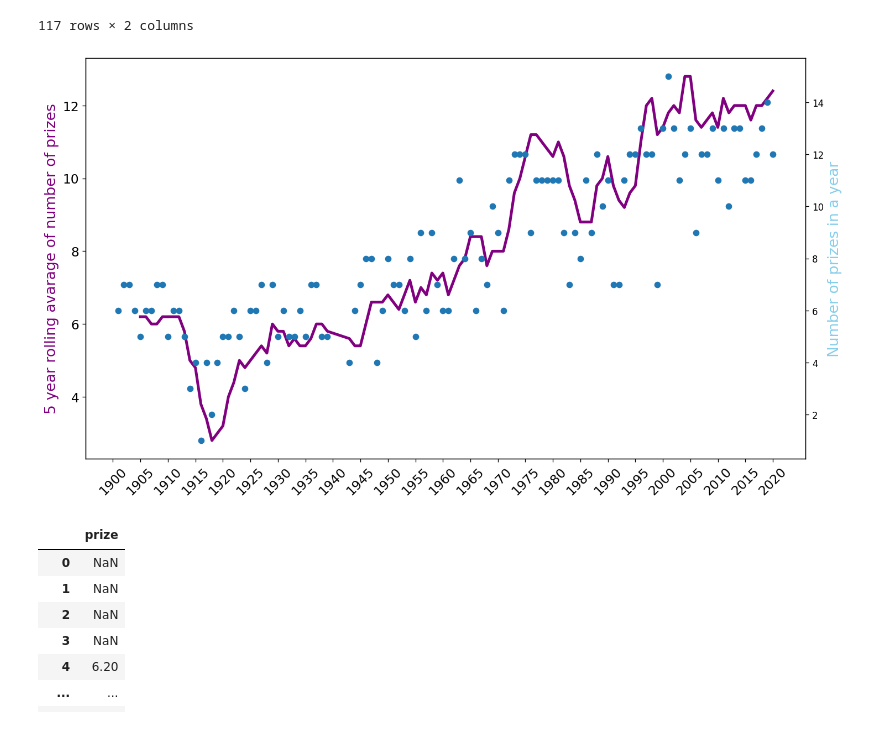
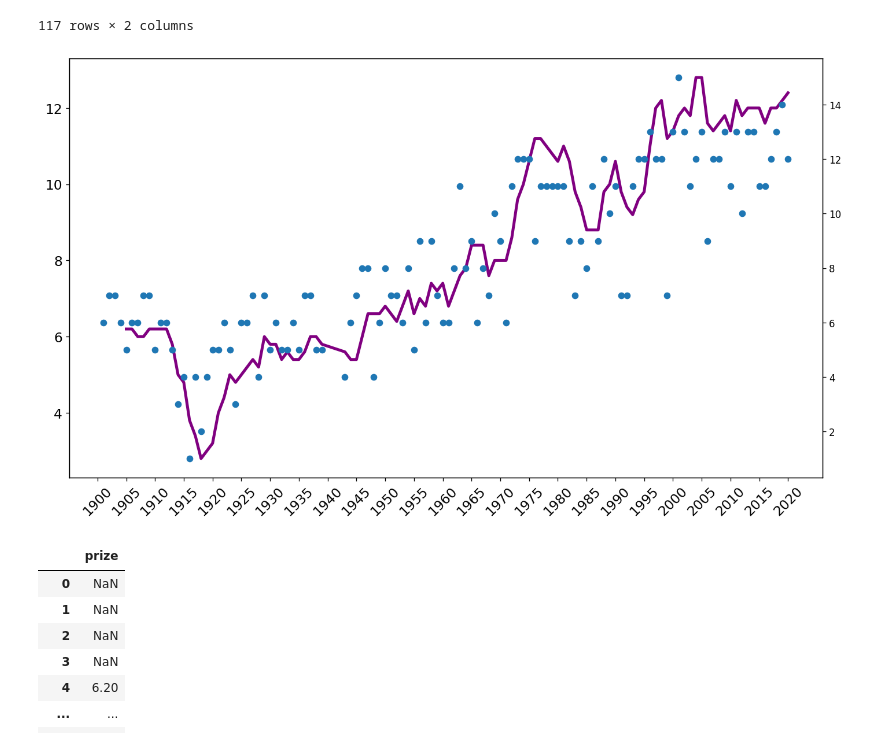
Before and after one commit to womaro/Story, a Jupyter notebook: Nobel_Prize_Analysis_(start).ipynb, the cells around one changed output. Cells and saved outputs as stored; diff of their text form; code cells hidden in the pictures.

```diff
--- a/Nobel_Prize_Analysis_(start).ipynb
+++ b/Nobel_Prize_Analysis_(start).ipynb
@@ -366,38 +366,31 @@ prize_over_years
 # %%
 years = mdates.YearLocator()
 months = mdates.MonthLocator()
 years_fmt = mdates.DateFormatter('%Y')
 
 plt.figure(figsize=(14,8), dpi=120)
 
 ax1.xaxis.set_major_locator(years)
 ax1.xaxis.set_major_formatter(years_fmt)
 ax1.xaxis.set_minor_locator(months)
 
 plt.yticks(fontsize=14)
 plt.xticks(fontsize=14, rotation=45)
 plt.xticks(ticks=np.arange(1900, 2021, step=5),
            fontsize=14,
            rotation=45)
 
 ax1 = plt.gca()
 ax2 = ax1.twinx()
 
-ax1.set_ylabel('5 year rolling avarage of number of prizes', color='purple', fontsize=16)
-ax2.set_ylabel('Number of prizes in a year', color='skyblue', fontsize=16)
-
-#ax1.set_ylim(bottom=3, top=10.5)
-#ax1.set_xlim([df_unemployment.MONTH[0], df_unemployment.MONTH.max()])
-
-# Calculate the rolling average over a 6 month window
 roll_df = prize_over_years[['prize']].rolling(window=5).mean()
 
 ax1.plot(prize_over_years.year, roll_df.prize, 'purple', linewidth=3, linestyle='-')
 ax2.scatter(prize_over_years.year, prize_over_years.prize)
 
 plt.show()
 # %% [output]
-[figure, old version]
+[figure, new version]
 # %%
 roll_df = prize_over_years[['prize']].rolling(window=5).mean()
 roll_df
```
Also changed, not shown: parts of 20 cells of this notebook.
